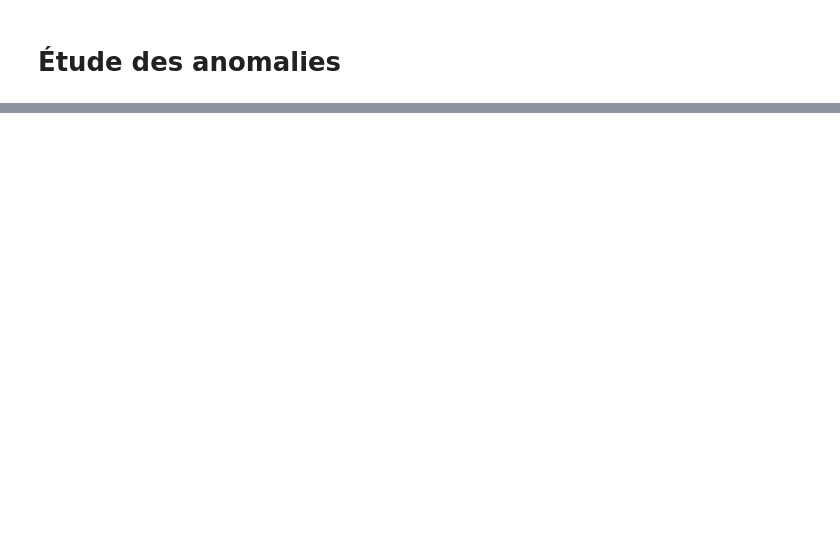
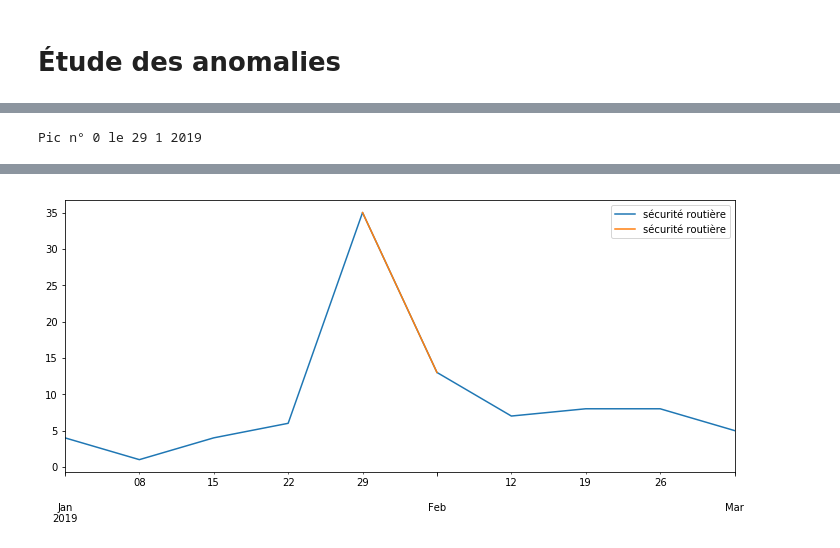
Before and after one commit to homerdurand/METRIQ, a Jupyter notebook: anomalies.ipynb, the cells around one changed output, grey strips where cells are left out. Cells and saved outputs as stored; diff of their text form; code cells hidden in the pictures; blank space fills up the shorter version.

```diff
--- a/anomalies.ipynb
+++ b/anomalies.ipynb
@@ -231,0 +231,11 @@ On remarque pour chaque courbes des pics prononcés à des mois précis, en nous
+# %%
+# On commence par repérer un thème et un pic qui nous intéresse
+m_meilleurs_themes = 'ecartSqrt'
+m_detect_pic = 'max'
+m_period_pic = 'above_mean'
+nb_to_show = 8
+aleatoire  = False
+show_figure = True
+c = 2
+
+reperage_themes(m_meilleurs_themes, m_detect_pic, m_period_pic, nb_to_show, aleatoire, show_figure, c)
@@ -231,0 +263,17 @@ On remarque pour chaque courbes des pics prononcés à des mois précis, en nous
+# %%
+# On choisit un thème qui parait intéressant
+theme_choisi = 'sécurité routière'
+# %%
+# On affiche les différents pics de ce thème
+dates_pics = pics_dates(theme_choisi, m_detect_pic)
+for i in range(len(dates_pics)):
+    print('Pic n°',i,'le',dates_pics[i].day,dates_pics[i].month,dates_pics[i].year)
+# %% [output]
+Pic n° 0 le 29 1 2019
+# %%
+# On choisit un numéro de pic qui paraît intéressant
+numero_choisi = 0
+# %%
+# On affiche les données de ce pic
+data = df_periode(theme_choisi,pic_period(theme, dates_pics[numero_choisi], m_period_pic))
+# %% [output]
@@ -231,0 +281 @@ On remarque pour chaque courbes des pics prononcés à des mois précis, en nous
+[figure, added]
```
Also changed, not shown: parts of 65 cells of this notebook, 2 other files.
